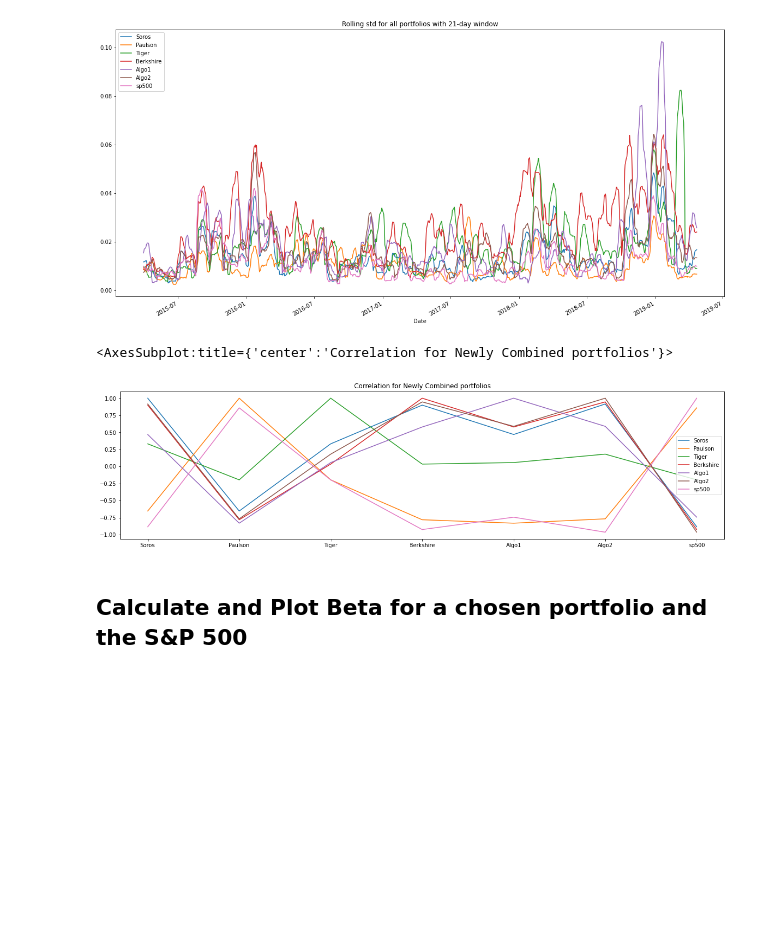
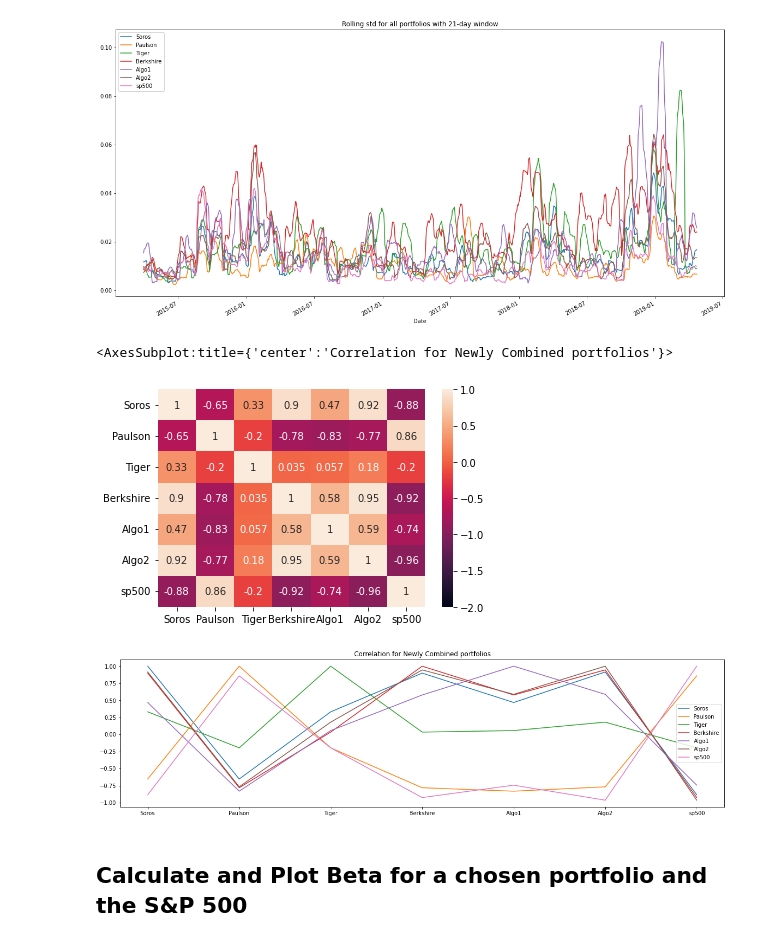
Before and after one commit to mmsaki/whale_portfolio, a Jupyter notebook: whale_analysis.ipynb, the cells around one changed output. Saved outputs shown, nothing was run; the diff lists cells and outputs as text; code cells hidden in the pictures; blank space fills up the shorter version.

```diff
--- a/whale_analysis.ipynb
+++ b/whale_analysis.ipynb
@@ -208,12 +246,15 @@ rolling_std.plot(figsize=(20,10), title='Rolling std for all portfolios with 21-
 # %%
 # Calculate the correlation
 correlation_matrix = cumultive_returns.corr()
 
+sns.heatmap(correlation_matrix,  vmin=-2, vmax=1,annot=True)
+
 # Display de correlation matrix
 correlation_matrix.plot(figsize=(20,5), title='Correlation for Newly Combined portfolios')
 # %% [output]
 <AxesSubplot:title={'center':'Correlation for Newly Combined portfolios'}>
-[figure, old version]
+[figure, new version]
+[figure, added]
 # %% [markdown]
 ## Calculate and Plot Beta for a chosen portfolio and the S&P 500
 # %%
```
Also changed, not shown: parts of 13 cells of this notebook, 2 other files.
